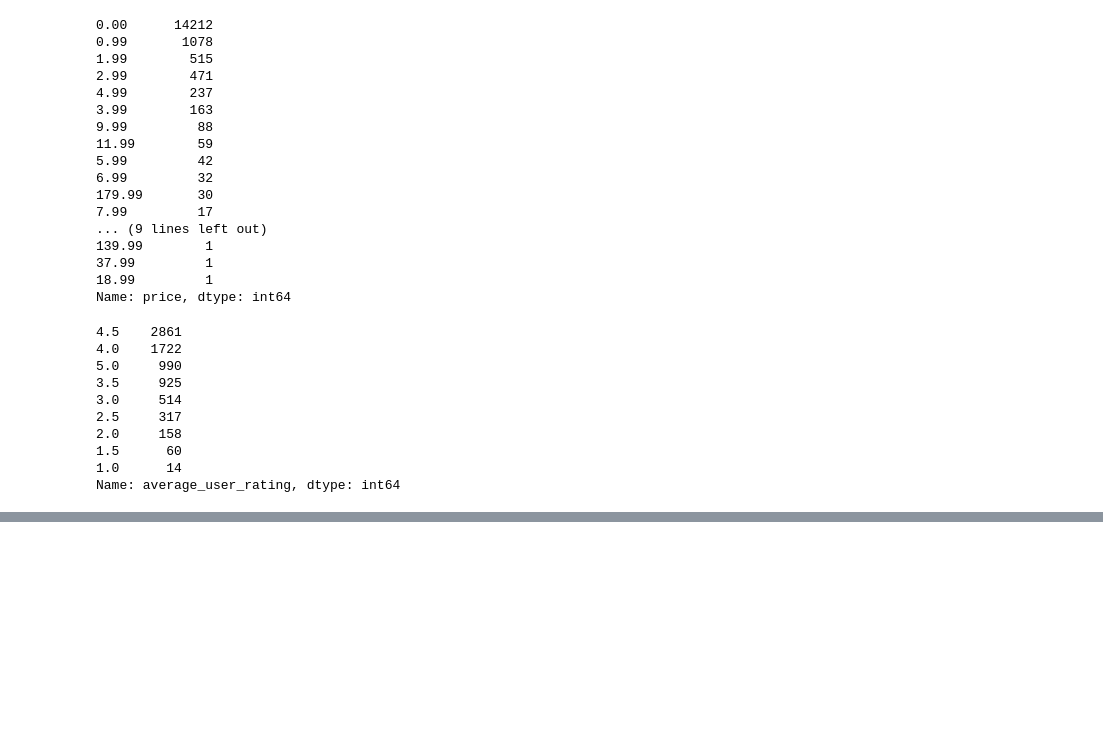
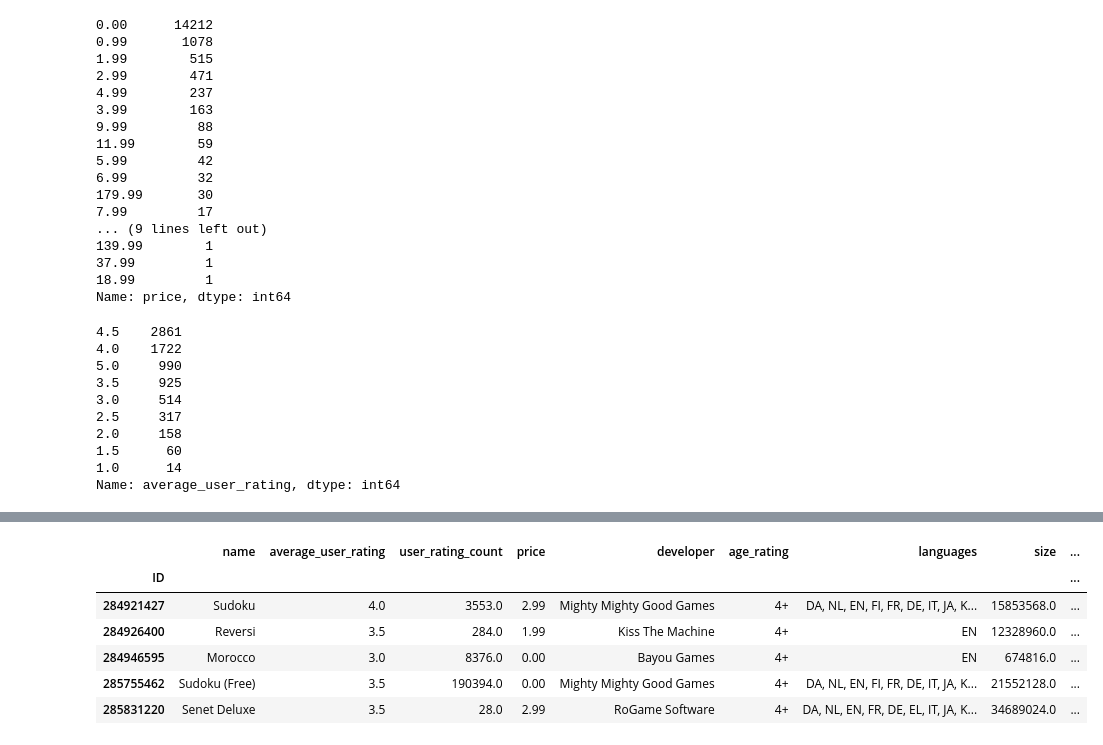
Before and after one commit to mietekdom/Data_Science_Cases, a Jupyter notebook: Appstore/Appstore.ipynb, the cells around one changed output, grey strips where cells are left out. Drawn from its saved outputs; the diff is of its cells as text; code cells hidden in the pictures; blank space fills up the shorter version.

```diff
--- a/Appstore/Appstore.ipynb
+++ b/Appstore/Appstore.ipynb
@@ -197,0 +229,11 @@ Name: average_user_rating, dtype: int64
+# %%
+df['lang_value'] = df.languages.str.split(', ').str.len() # nowa kolumna z liczbą języków
+df.head()
+# %% [output]
+|  | name | average_user_rating | user_rating_count | price | developer | age_rating | languages | size | ... |
+| ID |  |  |  |  |  |  |  |  | ... |
+| 284921427 | Sudoku | 4.0 | 3553.0 | 2.99 | Mighty Mighty Good Games | 4+ | DA, NL, EN, FI, FR, DE, IT, JA, K... | 15853568.0 | ... |
+| 284926400 | Reversi | 3.5 | 284.0 | 1.99 | Kiss The Machine | 4+ | EN | 12328960.0 | ... |
+| 284946595 | Morocco | 3.0 | 8376.0 | 0.00 | Bayou Games | 4+ | EN | 674816.0 | ... |
+| 285755462 | Sudoku (Free) | 3.5 | 190394.0 | 0.00 | Mighty Mighty Good Games | 4+ | DA, NL, EN, FI, FR, DE, IT, JA, K... | 21552128.0 | ... |
+| 285831220 | Senet Deluxe | 3.5 | 28.0 | 2.99 | RoGame Software | 4+ | DA, NL, EN, FR, DE, EL, IT, JA, K... | 34689024.0 | ... |
```
Also changed, not shown: parts of 4 cells of this notebook.
